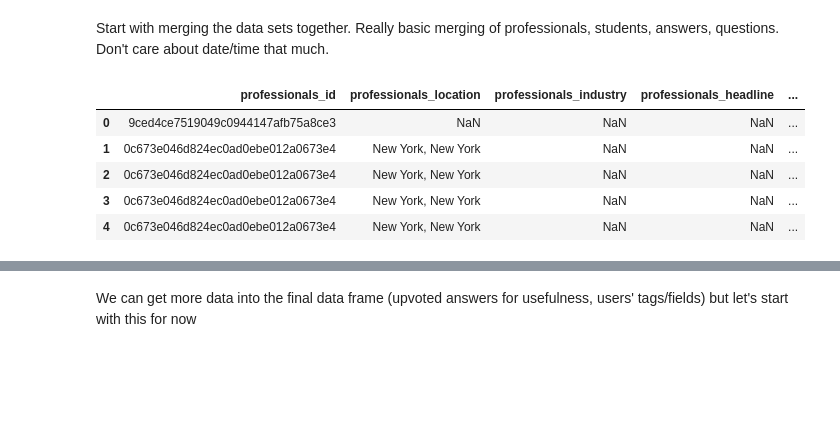
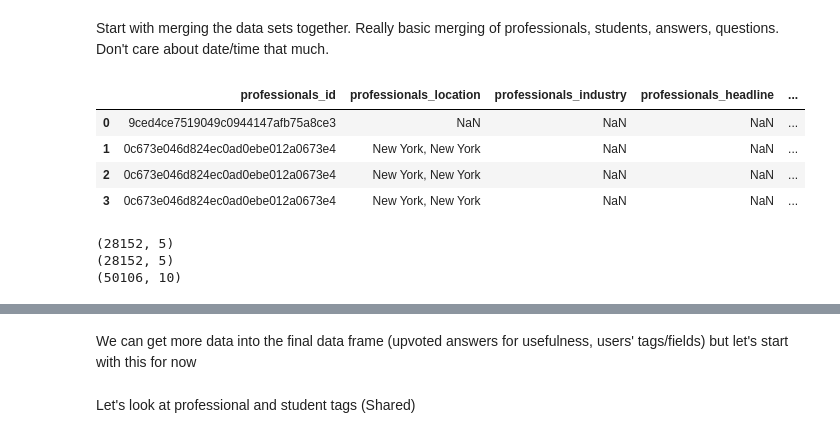
Before and after one commit to alisonn/gdso_2019, a Jupyter notebook: reformat_careervillage_data.ipynb, the cells around one changed output, grey strips where cells are left out. Drawn from its saved outputs; the diff is of its cells as text; code cells hidden in the pictures; blank space fills up the shorter version.

Commit message:
adding dataframe with tag information

```diff
--- a/reformat_careervillage_data.ipynb
+++ b/reformat_careervillage_data.ipynb
@@ -3,16 +5,22 @@ Start with merging the data sets together. Really basic merging of professionals
 # %%
-import pandas as pd
 answers = pd.read_csv('../answers.csv')
 pro = pd.read_csv('../professionals.csv')
-merged = pd.merge(pro, answers, left_on='professionals_id', right_on='answers_author_id')
-merged.head()
+merged = pd.merge(pro, answers, left_on='professionals_id', right_on='answers_author_id', how='inner')
+merged.head(4)
 # %% [output]
 |  | professionals_id | professionals_location | professionals_industry | professionals_headline | ... |
 | 0 | 9ced4ce7519049c0944147afb75a8ce3 | NaN | NaN | NaN | ... |
 | 1 | 0c673e046d824ec0ad0ebe012a0673e4 | New York, New York | NaN | NaN | ... |
 | 2 | 0c673e046d824ec0ad0ebe012a0673e4 | New York, New York | NaN | NaN | ... |
 | 3 | 0c673e046d824ec0ad0ebe012a0673e4 | New York, New York | NaN | NaN | ... |
-| 4 | 0c673e046d824ec0ad0ebe012a0673e4 | New York, New York | NaN | NaN | ... |
+# %%
+print(pro.shape)
+print(pro.drop_duplicates().shape)
+print(merged.shape)
+# %% [output]
+(28152, 5)
+(28152, 5)
+(50106, 10)
 # %%
 students = pd.read_csv('../students.csv')
 questions = pd.read_csv('../questions.csv')
@@ -68,2 +59,4 @@ def strip_tags(html):
 # %%
 final.to_csv('cv_final.csv')
+# %% [markdown]
+Let's look at professional and student tags (Shared)
```
Also changed, not shown: parts of 8 cells of this notebook.
